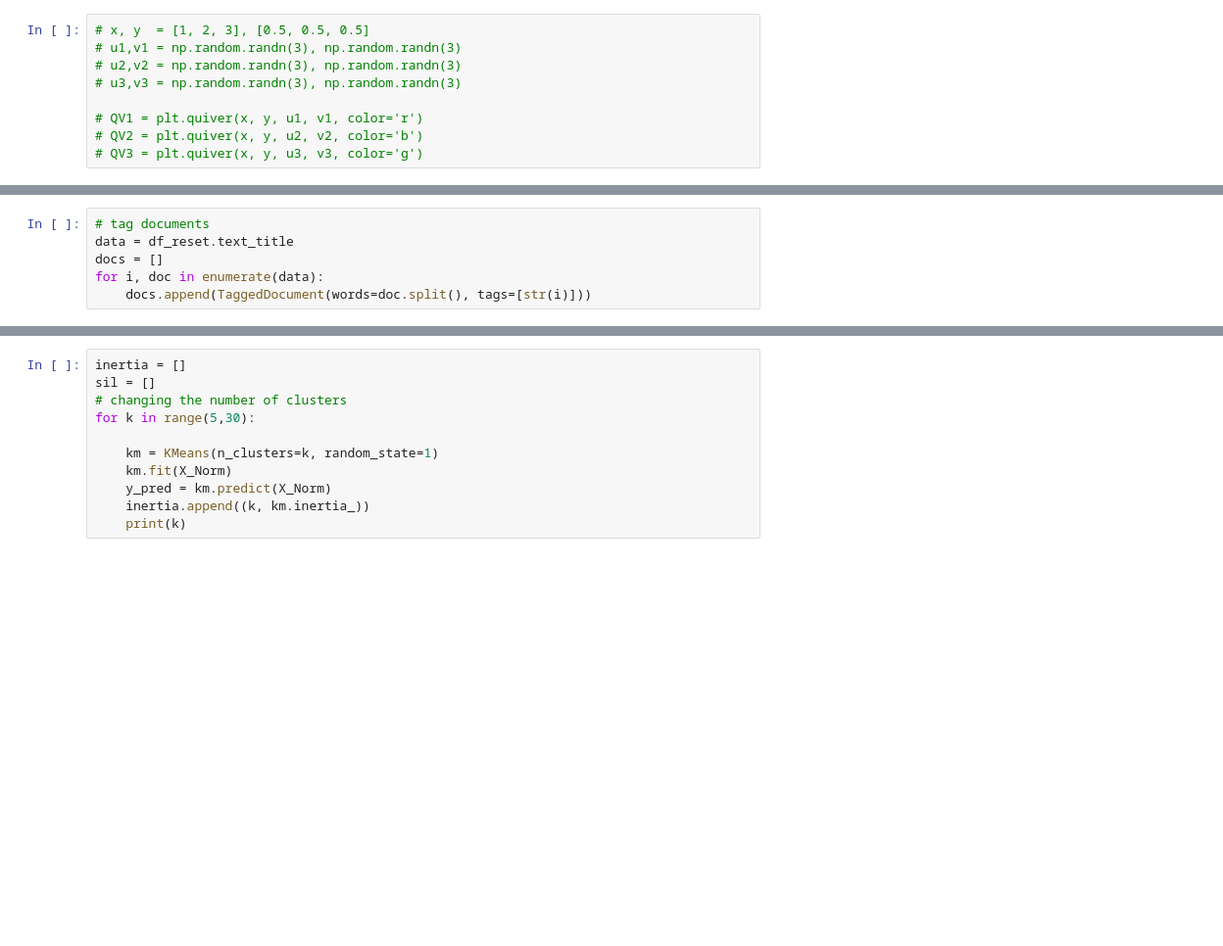
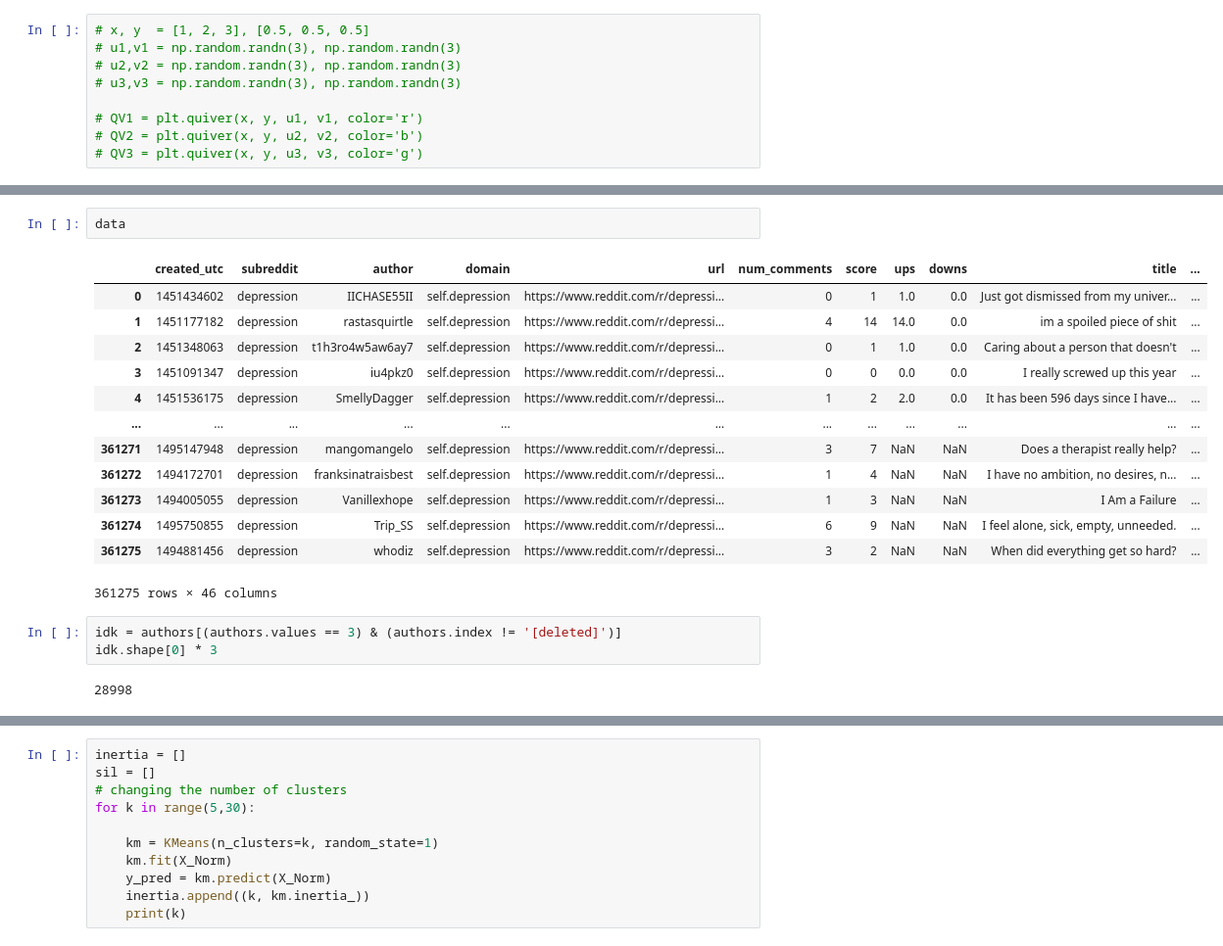
Before and after one commit to dirtylittledirtbike/project_05_v2, a Jupyter notebook: word2vec.ipynb, the cells around one changed output, grey strips where cells are left out. Shown at 98% size. Saved outputs shown, nothing was run; the diff lists cells and outputs as text; blank space fills up the shorter version.

```diff
--- a/word2vec.ipynb
+++ b/word2vec.ipynb
@@ -764,6 +758,0 @@ tokenized_docs = [gensim.utils.simple_preprocess(d) for d in documents]
-# %%
-# tag documents
-data = df_reset.text_title
-docs = []
-for i, doc in enumerate(data):
-    docs.append(TaggedDocument(words=doc.split(), tags=[str(i)]))
@@ -1015,0 +790,21 @@ doc_vec_df[doc_vec_df.labels == 1]['docs'].values[3]
+# %%
+data
+# %% [output]
+|  | created_utc | subreddit | author | domain | url | num_comments | score | ups | downs | title | ... |
+| 0 | 1451434602 | depression | IICHASE55II | self.depression | https://www.reddit.com/r/depressi... | 0 | 1 | 1.0 | 0.0 | Just got dismissed from my univer... | ... |
+| 1 | 1451177182 | depression | rastasquirtle | self.depression | https://www.reddit.com/r/depressi... | 4 | 14 | 14.0 | 0.0 | im a spoiled piece of shit | ... |
+| 2 | 1451348063 | depression | t1h3ro4w5aw6ay7 | self.depression | https://www.reddit.com/r/depressi... | 0 | 1 | 1.0 | 0.0 | Caring about a person that doesn't | ... |
+| 3 | 1451091347 | depression | iu4pkz0 | self.depression | https://www.reddit.com/r/depressi... | 0 | 0 | 0.0 | 0.0 | I really screwed up this year | ... |
+| 4 | 1451536175 | depression | SmellyDagger | self.depression | https://www.reddit.com/r/depressi... | 1 | 2 | 2.0 | 0.0 | It has been 596 days since I have... | ... |
+| ... | ... | ... | ... | ... | ... | ... | ... | ... | ... | ... | ... |
+| 361271 | 1495147948 | depression | mangomangelo | self.depression | https://www.reddit.com/r/depressi... | 3 | 7 | NaN | NaN | Does a therapist really help? | ... |
+| 361272 | 1494172701 | depression | franksinatraisbest | self.depression | https://www.reddit.com/r/depressi... | 1 | 4 | NaN | NaN | I have no ambition, no desires, n... | ... |
+| 361273 | 1494005055 | depression | Vanillexhope | self.depression | https://www.reddit.com/r/depressi... | 1 | 3 | NaN | NaN | I Am a Failure | ... |
+| 361274 | 1495750855 | depression | Trip_SS | self.depression | https://www.reddit.com/r/depressi... | 6 | 9 | NaN | NaN | I feel alone, sick, empty, unneeded. | ... |
+| 361275 | 1494881456 | depression | whodiz | self.depression | https://www.reddit.com/r/depressi... | 3 | 2 | NaN | NaN | When did everything get so hard? | ... |
+361275 rows × 46 columns
+# %%
+idk = authors[(authors.values == 3) & (authors.index != '[deleted]')]
+idk.shape[0] * 3
+# %% [output]
+28998
```
Also changed, not shown: parts of 143 cells of this notebook, 2 other files.
